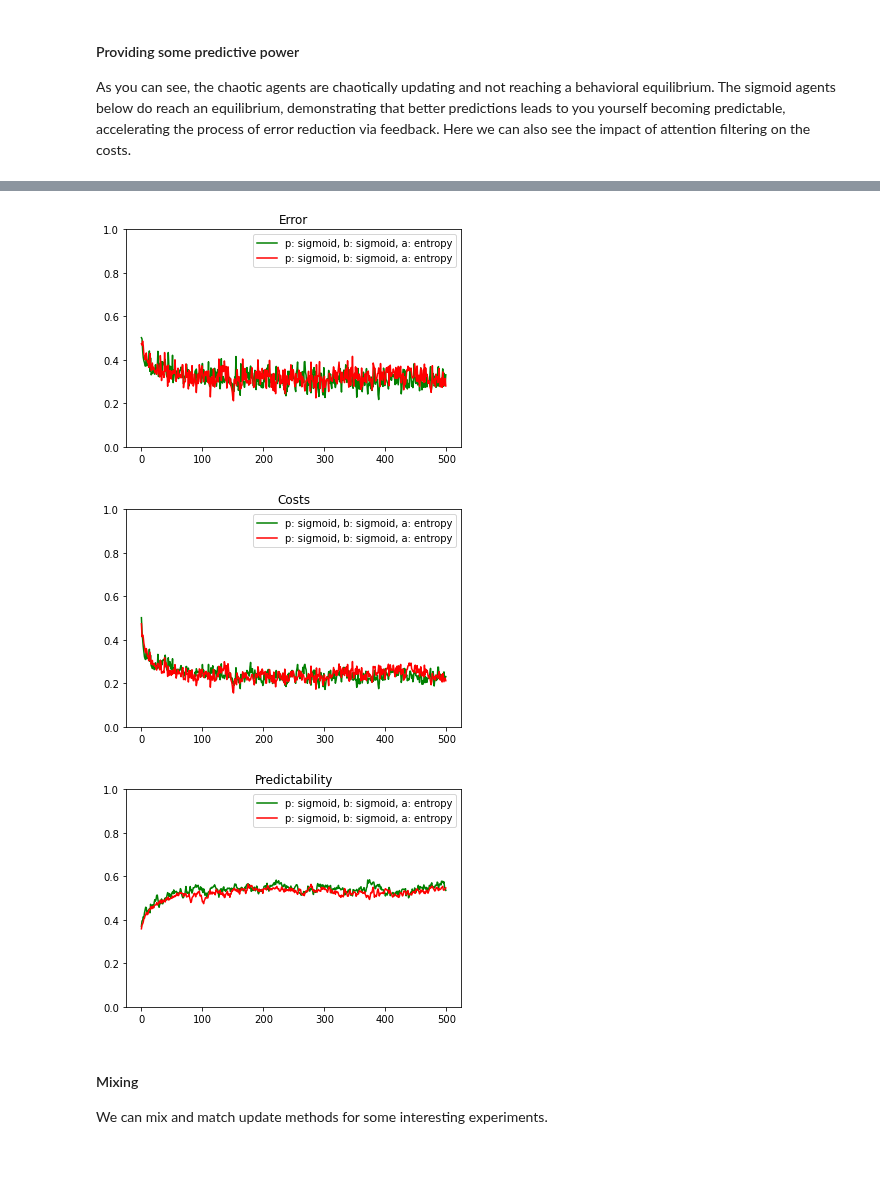
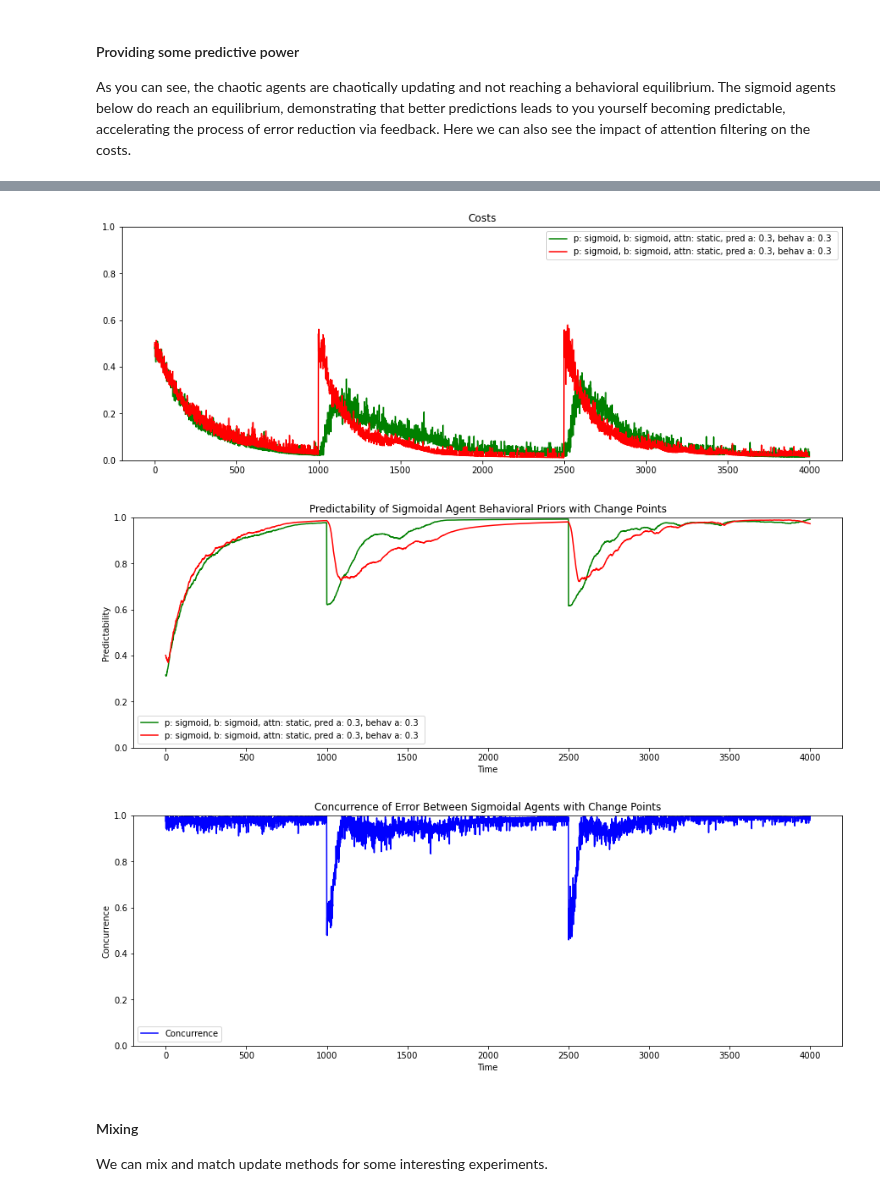
Before and after one commit to rpassas/Social_AI, a Jupyter notebook: experiments/base_agent_demo.ipynb, the cells around one changed output, grey strips where cells are left out. Drawn from its saved outputs; the diff is of its cells as text; code cells hidden in the pictures; blank space fills up the shorter version.

```diff
--- a/experiments/base_agent_demo.ipynb
+++ b/experiments/base_agent_demo.ipynb
@@ -76,7 +115,8 @@ plt.show()
 #### Providing some predictive power
 As you can see, the chaotic agents are chaotically updating and not reaching a behavioral equilibrium. The sigmoid agents below do reach an equilibrium, demonstrating that better predictions leads to you yourself becoming predictable, accelerating the process of error reduction via feedback. Here we can also see the impact of attention filtering on the costs.
 # %%
-world = World(state_size =50, time =500, agent=["base", "base"], seed=7, prediction=["sigmoid", "sigmoid"], behavior=["sigmoid","sigmoid"], attention=["entropy", "entropy"])
+world = World(state_size =50, time =4000, agent=["base", "base"], seed=11, pred_a=[.3,.3], behav_a=[.3,.3], model_var = [[0.15,0.4],[0.15,0.4]], change_points = [[1000, 2500], [None]],
+prediction=["sigmoid", "sigmoid"], behavior=["sigmoid","sigmoid"], attention=["static", "static"])
 
 world.create_agents()
 world.run()
@@ -86,5 +126,6 @@ preds = world.get_pred()
 priors = world.get_behav_priors()
 costs = world.get_costs()
 predictability = world.get_predictability()
+concurrence = world.get_concurrence()
 #world.print_results()
 time = [t for t in range(len(costs[0]))]
@@ -91,34 +144,37 @@ time = [t for t in range(len(costs[0]))]
 # %%
-plt.figure(facecolor='white')
-plt.plot(time, error[0], 'g', label=agents[0])
-plt.plot(time, error[1], 'r', label=agents[1])
+
+plt.figure(facecolor='white', figsize=(15, 5))
+plt.plot(time, costs[0], 'g', label=agents[0])
+plt.plot(time, costs[1], 'r', label=agents[1])
 plt.ylim([0, 1])
 plt.legend()
-plt.title("Error")
+plt.title("Costs")
 plt.show()
 # %% [output]
-[figure, old version]
+[figure, new version]
 # %%
-
-plt.figure(facecolor='white')
-plt.plot(time, costs[0], 'g', label=agents[0])
-plt.plot(time, costs[1], 'r', label=agents[1])
+plt.figure(facecolor='white', figsize=(15, 5))
+plt.plot(time, predictability[0], 'g', label=agents[0])
+plt.plot(time, predictability[1], 'r', label=agents[1])
 plt.ylim([0, 1])
+plt.ylabel("Predictability")
+plt.xlabel("Time")
 plt.legend()
-plt.title("Costs")
+plt.title("Predictability of Sigmoidal Agent Behavioral Priors with Change Points")
 plt.show()
 # %% [output]
-[figure, old version]
+[figure, new version]
 # %%
-plt.figure(facecolor='white')
-plt.plot(time, predictability[0], 'g', label=agents[0])
-plt.plot(time, predictability[1], 'r', label=agents[1])
+plt.figure(facecolor='white', figsize=(15, 5))
+plt.plot(time, concurrence[0], 'b', label="Concurrence")
 plt.ylim([0, 1])
+plt.ylabel("Concurrence")
+plt.xlabel("Time")
 plt.legend()
-plt.title("Predictability")
+plt.title("Concurrence of Error Between Sigmoidal Agents with Change Points")
 plt.show()
 # %% [output]
-[figure, old version]
+[figure, new version]
 # %% [markdown]
 #### Mixing
 We can mix and match update methods for some interesting experiments.
```
Also changed, not shown: parts of 15 cells of this notebook, 10 other files.
